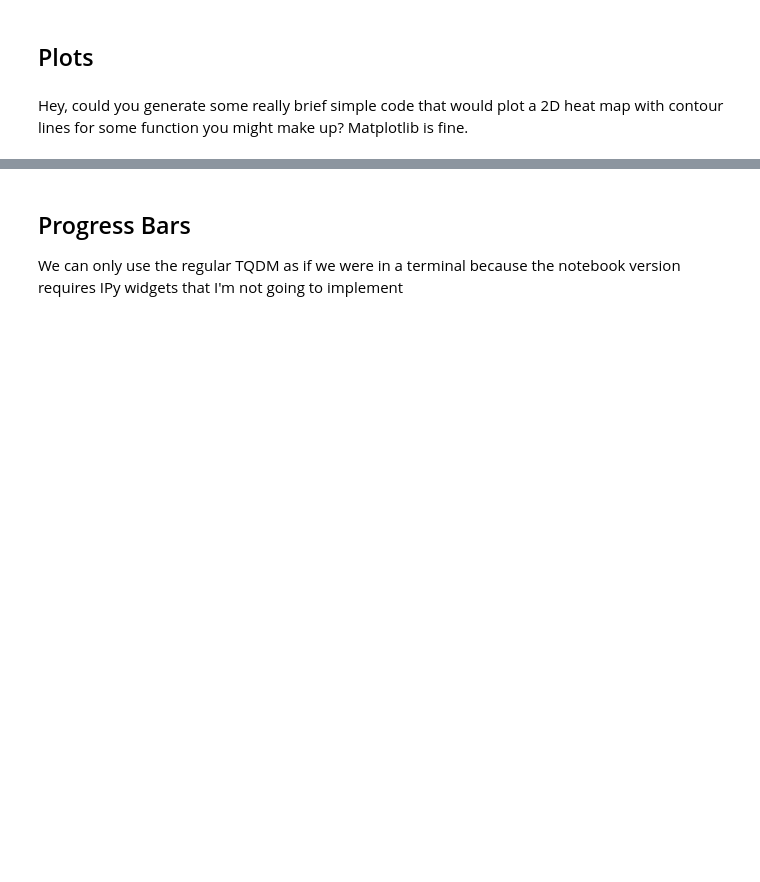
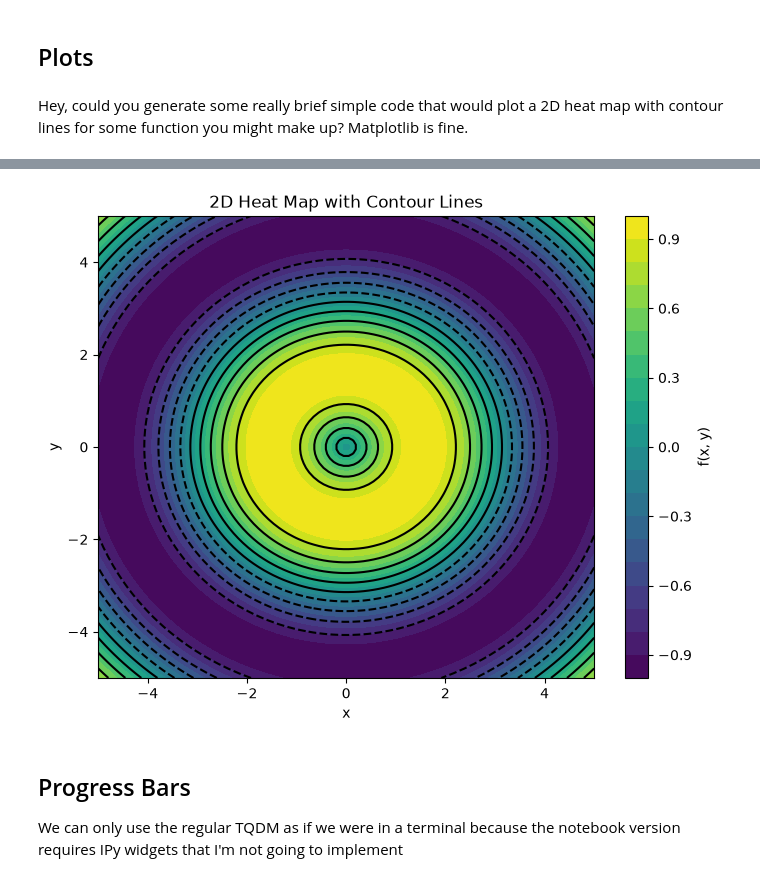
Before and after one commit to drscotthawley/boopiter, a Jupyter notebook: nbs/example.ipynb, the cells around one changed output, grey strips where cells are left out. Saved outputs shown, nothing was run; the diff lists cells and outputs as text; code cells hidden in the pictures; blank space fills up the shorter version.

```diff
--- a/nbs/example.ipynb
+++ b/nbs/example.ipynb
@@ -114,3 +39,28 @@ plt.show()
+# %%
+import numpy as np
+import matplotlib.pyplot as plt
+
+# Define the function to plot
+def f(x, y):
+    return np.sin(np.sqrt(x**2 + y**2))
+
+# Generate data
+x = np.linspace(-5, 5, 100)
+y = np.linspace(-5, 5, 100)
+X, Y = np.meshgrid(x, y)
+Z = f(X, Y)
+
+# Create the plot
+plt.figure(figsize=(8, 6))
+plt.contourf(X, Y, Z, levels=20, cmap='viridis')
+plt.colorbar(label='f(x, y)')
+plt.contour(X, Y, Z, colors='black', levels=10)
+plt.xlabel('x')
+plt.ylabel('y')
+plt.title('2D Heat Map with Contour Lines')
+plt.show()
+# %% [output]
+[figure, added]
 # %% [markdown]
 ## Progress Bars
 
```
Also changed, not shown: parts of 10 cells of this notebook.
